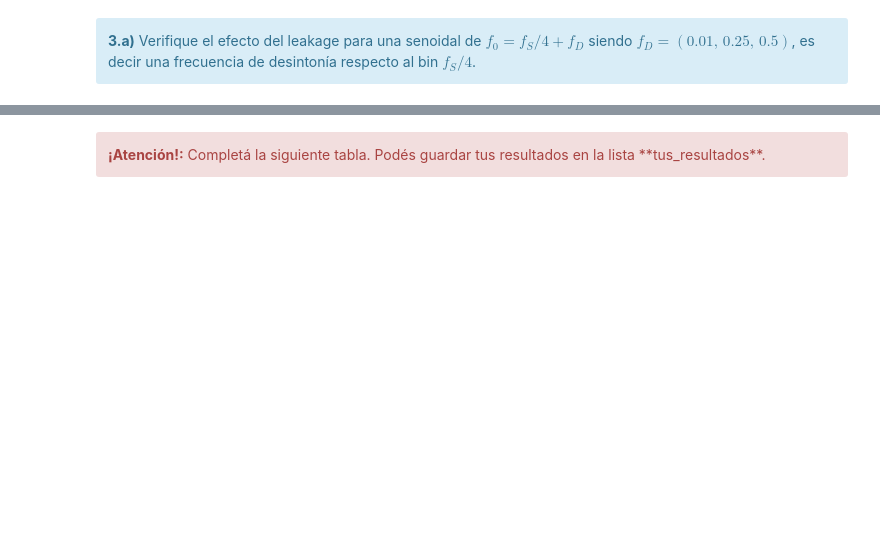
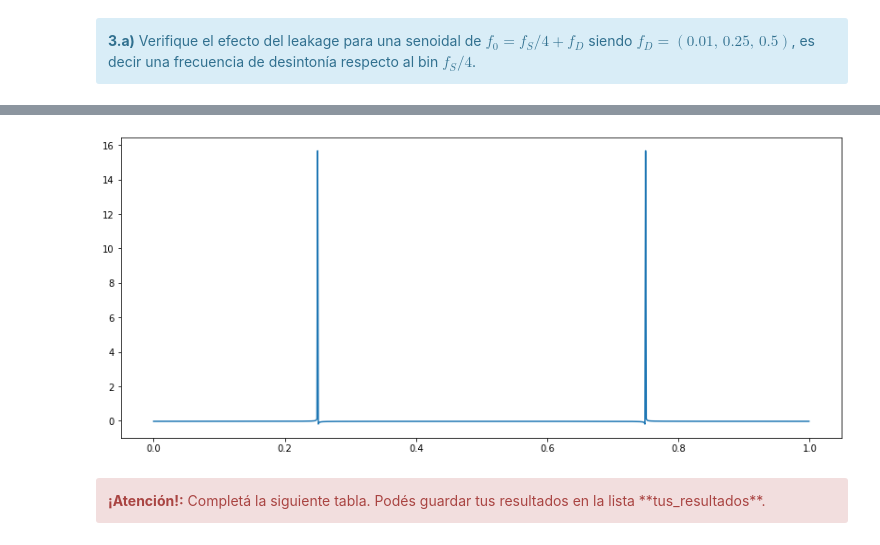
Before and after one commit to jbl95/pds-trabajosPracticos, a Jupyter notebook: TP1 - Muestreo de señales - Forurier.ipynb, the cells around one changed output, grey strips where cells are left out. Drawn from its saved outputs; the diff is of its cells as text; code cells hidden in the pictures; blank space fills up the shorter version.

```diff
--- a/TP1 - Muestreo de señales - Forurier.ipynb
+++ b/TP1 - Muestreo de señales - Forurier.ipynb
@@ -342 +375,12 @@ HTML(df.to_html())
+# %%
+ff = npy.linspace(0, (N-1)*df, N).flatten()
+
+fft1 = npy.fft.fft(xx1)
+fft2 = npy.fft.fft(xx1)
+fft3 = npy.fft.fft(xx1)
+
+plt.plot(ff,fft1)
+plt.show()
+# %% [output]
+[figure, added]
 # %% [markdown]
```
Also changed, not shown: parts of 4 cells of this notebook.
